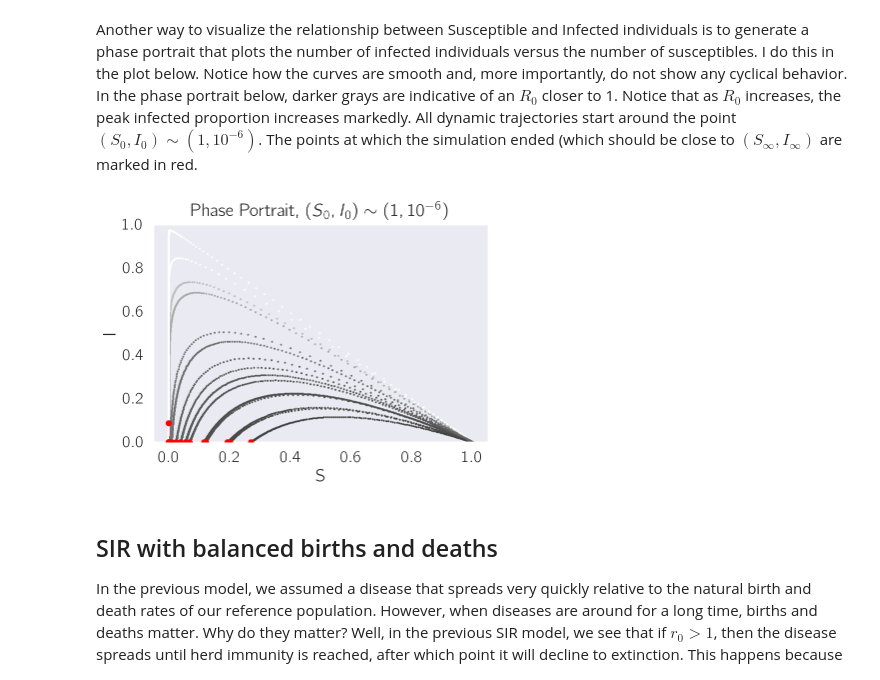
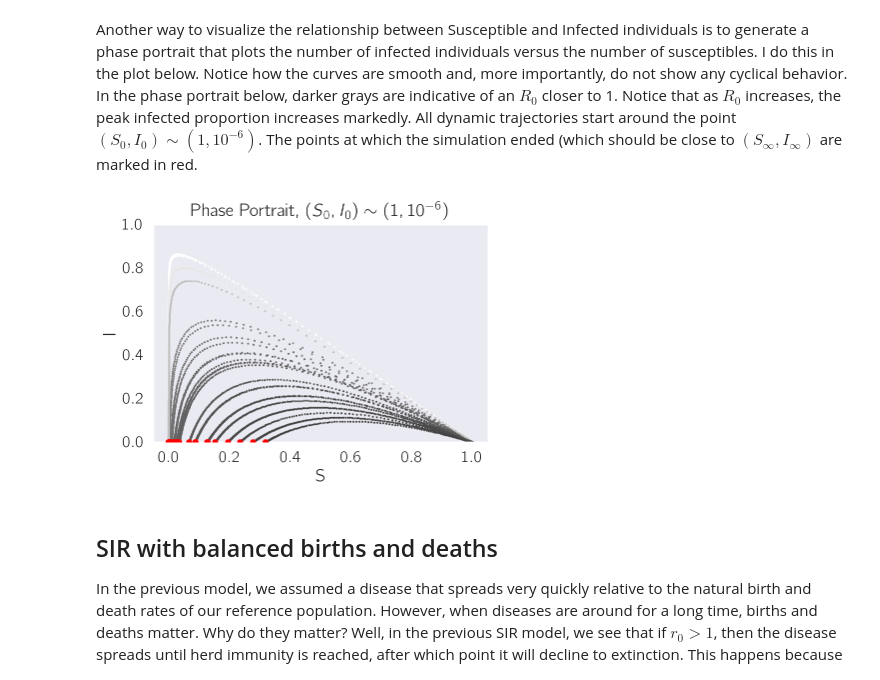
Before and after one commit to dangeles/dangeles.github.io, a Jupyter notebook: jupyter/SIRV_model.ipynb, the cells around one changed output. Saved outputs shown, nothing was run; the diff lists cells and outputs as text; code cells hidden in the pictures.

```diff
--- a/jupyter/SIRV_model.ipynb
+++ b/jupyter/SIRV_model.ipynb
@@ -106,34 +106,43 @@ Another way to visualize the relationship between Susceptible and Infected indiv
 # %%
 t = np.linspace(0, 50, 5000)
 
 # run 25 simulations spanning a variety of r_0s:
-for i in range(25):
-    beta = np.random.uniform(3, 20)
-    gamma = np.random.uniform(0, 10)
+def plot_simulations(func, args=None, t=np.linspace(0, 50, 5000)):
+    """Simulate a variety of r_0 for various SIR models, for r_0 > 1.6."""
+    i = 0
+    while i < 25:
+        beta = np.random.uniform(3, 20)
+        gamma = np.random.uniform(0, 10)
 
-    # skip r_0 that are not
-    if beta / gamma < 1.6:
-        continue
-    # run simulation:
-    sir = odeint(SIR_basic, V0, t, args=([beta, gamma],))
+        # skip r_0 that are not
+        if beta / gamma < 1.6:
+            continue
+        # run simulation:
+        if args is None:
+            sir = odeint(func, V0, t, args=([beta, gamma],))
+        else:
+            sir = odeint(func, V0, t, args=([*args, beta, gamma],))
 
-    # grayscale:
-    color = np.sqrt(beta / gamma) / 5
-    if color > 1:
-        color = 1
+        # grayscale:
+        color = np.sqrt(beta / gamma) / 5
+        if color > 1:
+            color = 1
 
-    # normalize
-    sir = sir / sir.sum(axis=1)[:, np.newaxis]
-    # phase plot:
-    plt.plot(sir[:, 0], sir[:, 1], 'o', ms=1, color=str(color))
-    plt.plot(sir[-1, 0], sir[-1, 1], 'o', ms=5, color='red', zorder=np.inf)
+        # normalize
+        sir = sir / sir.sum(axis=1)[:, np.newaxis]
+        # phase plot:
+        plt.plot(sir[:, 0], sir[:, 1], 'o', ms=1, color=str(color))
+        plt.plot(sir[-1, 0], sir[-1, 1], 'o', ms=5, color='red', zorder=np.inf)
+        i += 1
 
-plt.ylim(0, 1)
-plt.xlabel('S')
-plt.ylabel('I')
-_ = plt.title('Phase Portrait, $(S_0, I_0) \sim (1, 10^{-6})$')
+    plt.ylim(0, 1)
+    plt.xlabel('S')
+    plt.ylabel('I')
+    _ = plt.title('Phase Portrait, $(S_0, I_0) \sim (1, 10^{-6})$')
+
+plot_simulations(SIR_basic)
 # %% [output]
-[figure, old version]
+[figure, new version]
 # %% [markdown]
 ## SIR with balanced births and deaths
 
```
Also changed, not shown: parts of 4 cells of this notebook.
